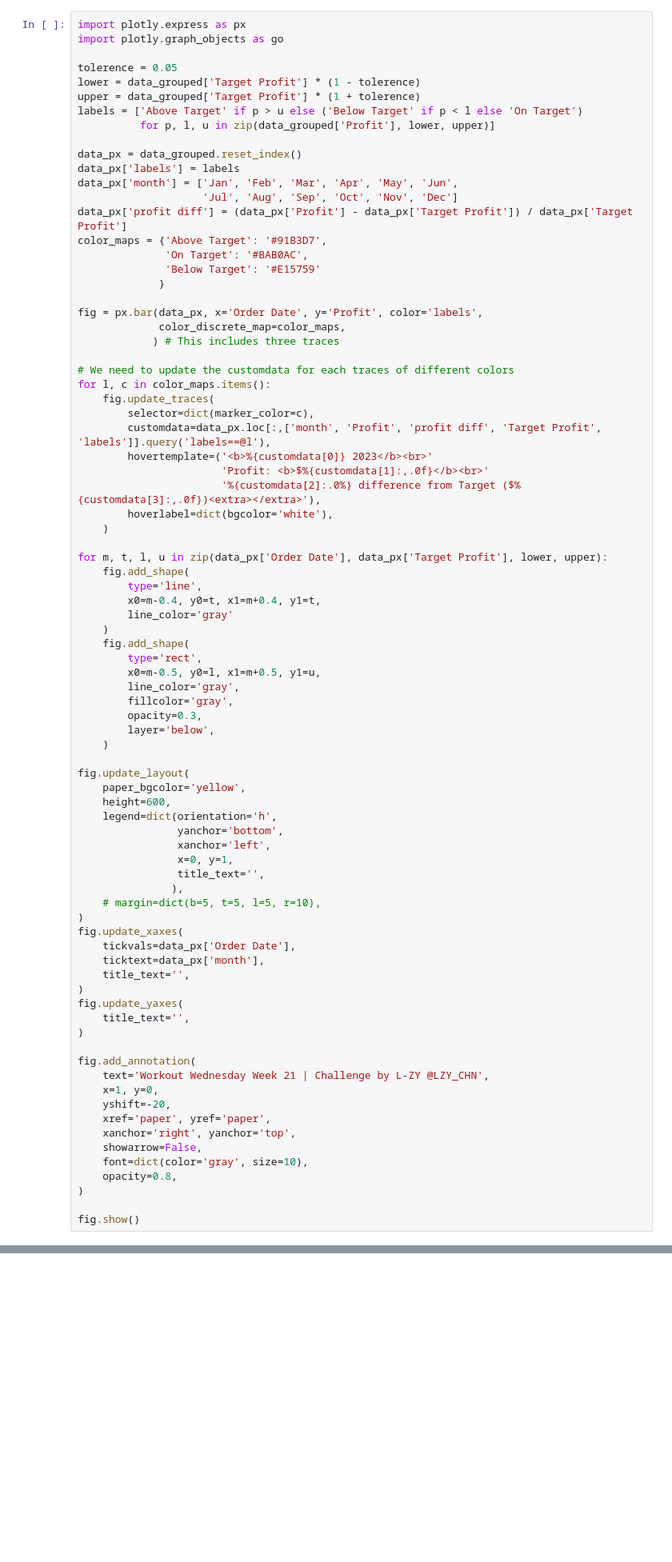
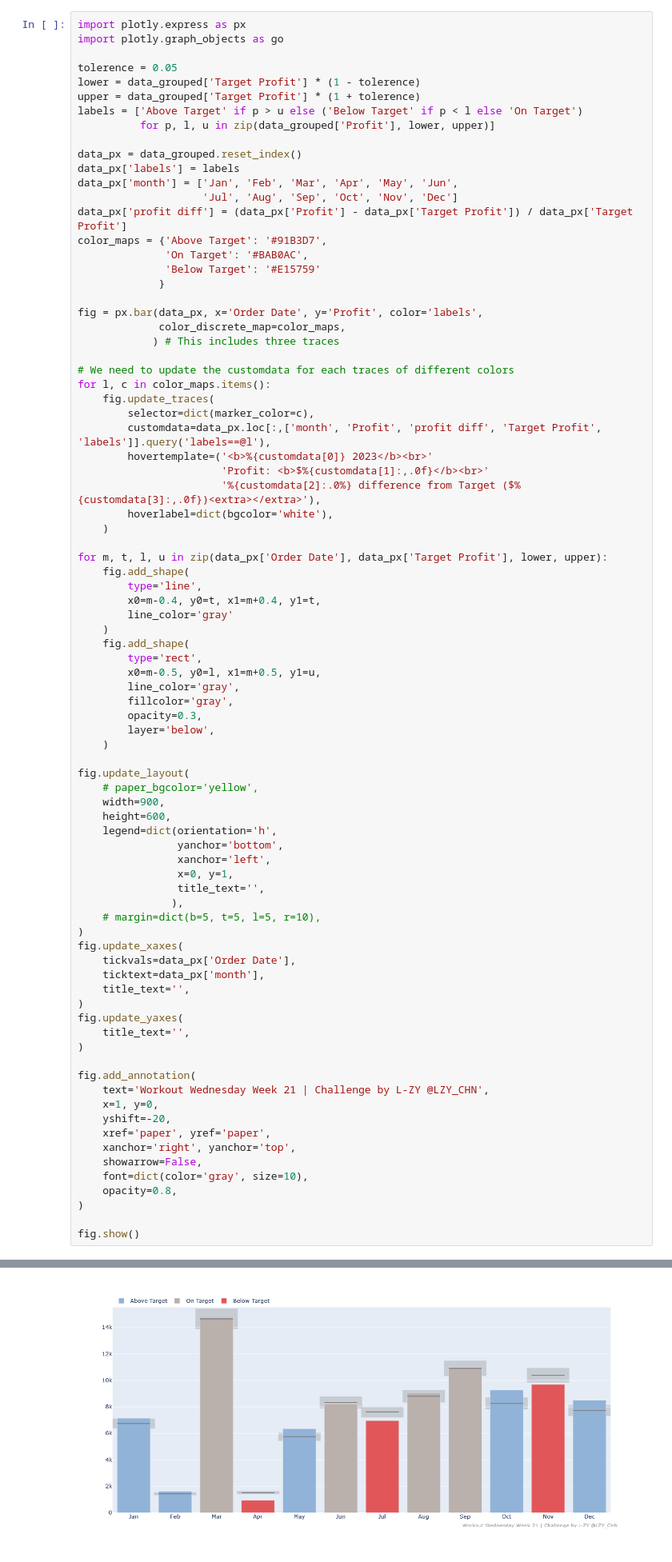
Before and after one commit to chenyulue/WorkoutWednesday, a Jupyter notebook: notebooks/2023w21tab.ipynb, the cells around one changed output, grey strips where cells are left out. Shown at 80% size. Cells and saved outputs as stored; diff of their text form; blank space fills up the shorter version.

```diff
--- a/notebooks/2023w21tab.ipynb
+++ b/notebooks/2023w21tab.ipynb
@@ -144,7 +144,8 @@ for m, t, l, u in zip(data_px['Order Date'], data_px['Target Profit'], lower, up
     )
 
 fig.update_layout(
-    paper_bgcolor='yellow',
+    # paper_bgcolor='yellow',
+    width=900,
     height=600,
     legend=dict(orientation='h',
                 yanchor='bottom',
@@ -179,0 +180 @@ fig.show()
+[figure, added]
```
Also changed, not shown: parts of 2 cells of this notebook, 3 other files.
